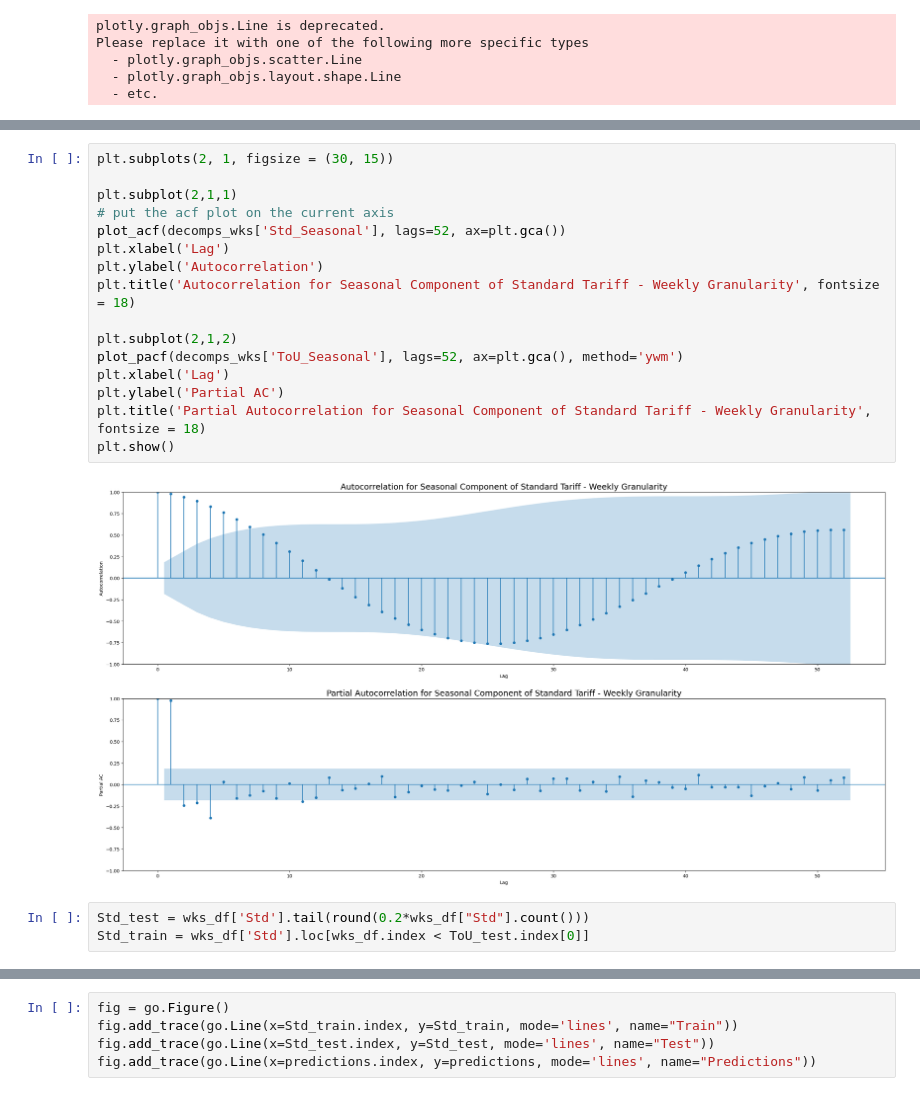
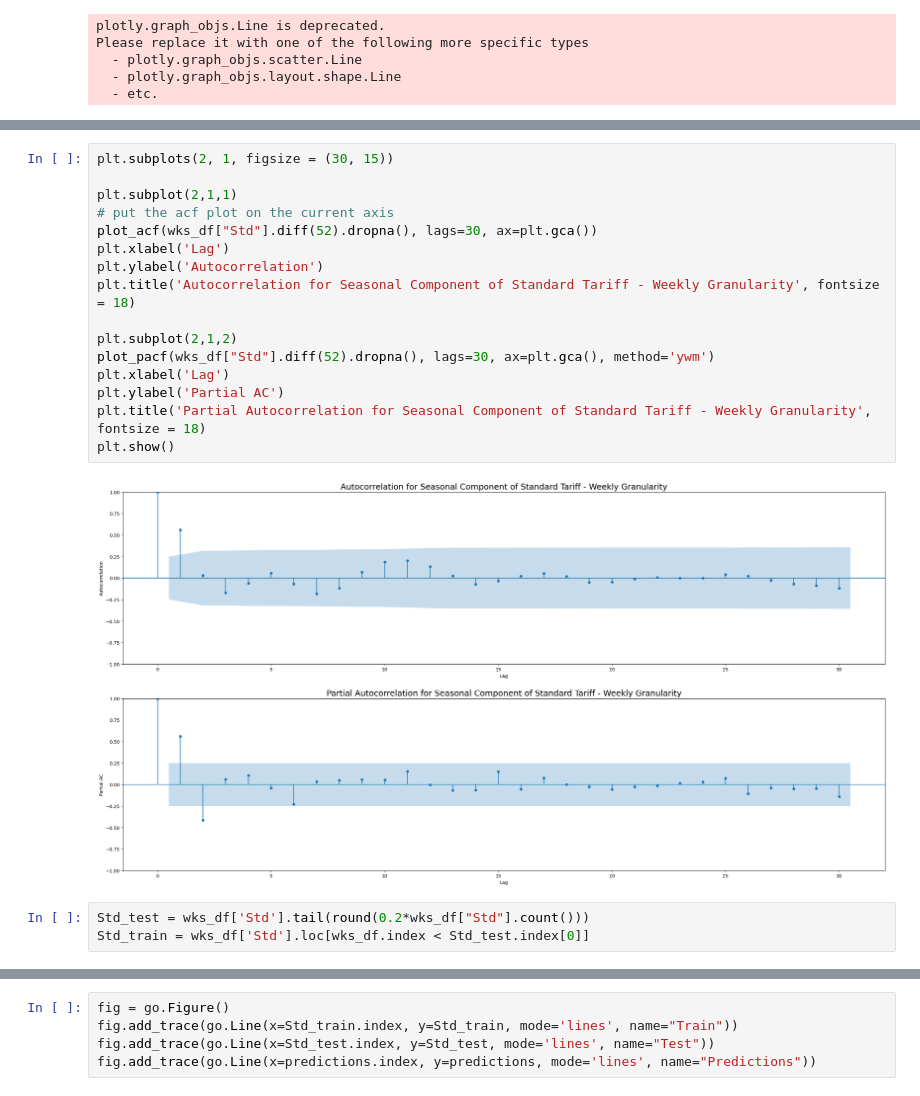
Before and after one commit to trihaovan/smart_meter_prediction, a Jupyter notebook: SARIMA.ipynb, the cells around one changed output, grey strips where cells are left out. Saved outputs shown, nothing was run; the diff lists cells and outputs as text.

```diff
--- a/SARIMA.ipynb
+++ b/SARIMA.ipynb
@@ -110,24 +110,24 @@ plt.show()
 # %%
 plt.subplots(2, 1, figsize = (30, 15))
 
 plt.subplot(2,1,1)
 # put the acf plot on the current axis
-plot_acf(decomps_wks['Std_Seasonal'], lags=52, ax=plt.gca())
+plot_acf(wks_df["Std"].diff(52).dropna(), lags=30, ax=plt.gca())
 plt.xlabel('Lag')
 plt.ylabel('Autocorrelation')
 plt.title('Autocorrelation for Seasonal Component of Standard Tariff - Weekly Granularity', fontsize = 18)
 
 plt.subplot(2,1,2)
-plot_pacf(decomps_wks['ToU_Seasonal'], lags=52, ax=plt.gca(), method='ywm')
+plot_pacf(wks_df["Std"].diff(52).dropna(), lags=30, ax=plt.gca(), method='ywm')
 plt.xlabel('Lag')
 plt.ylabel('Partial AC')
 plt.title('Partial Autocorrelation for Seasonal Component of Standard Tariff - Weekly Granularity', fontsize = 18)
 plt.show()
 # %% [output]
-[figure, old version]
+[figure, new version]
 # %%
 Std_test = wks_df['Std'].tail(round(0.2*wks_df["Std"].count()))
-Std_train = wks_df['Std'].loc[wks_df.index < ToU_test.index[0]]
+Std_train = wks_df['Std'].loc[wks_df.index < Std_test.index[0]]
 # %%
 from statsmodels.tsa.statespace.sarimax import SARIMAX
 
```
Also changed, not shown: parts of 14 cells of this notebook, 3 other files.
